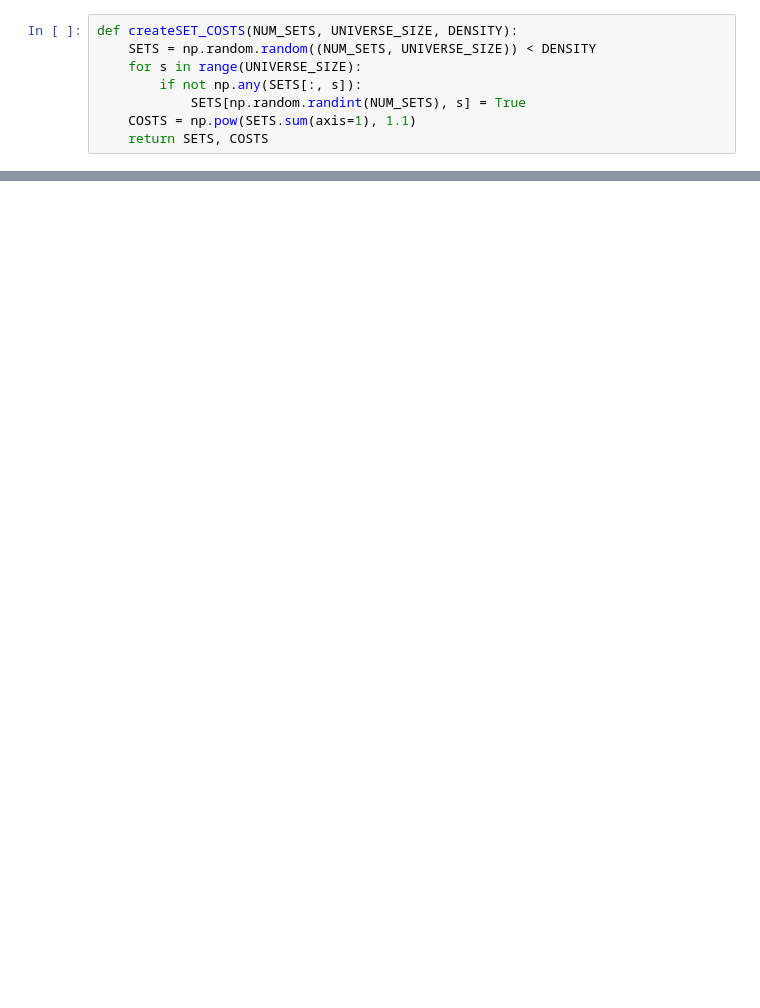
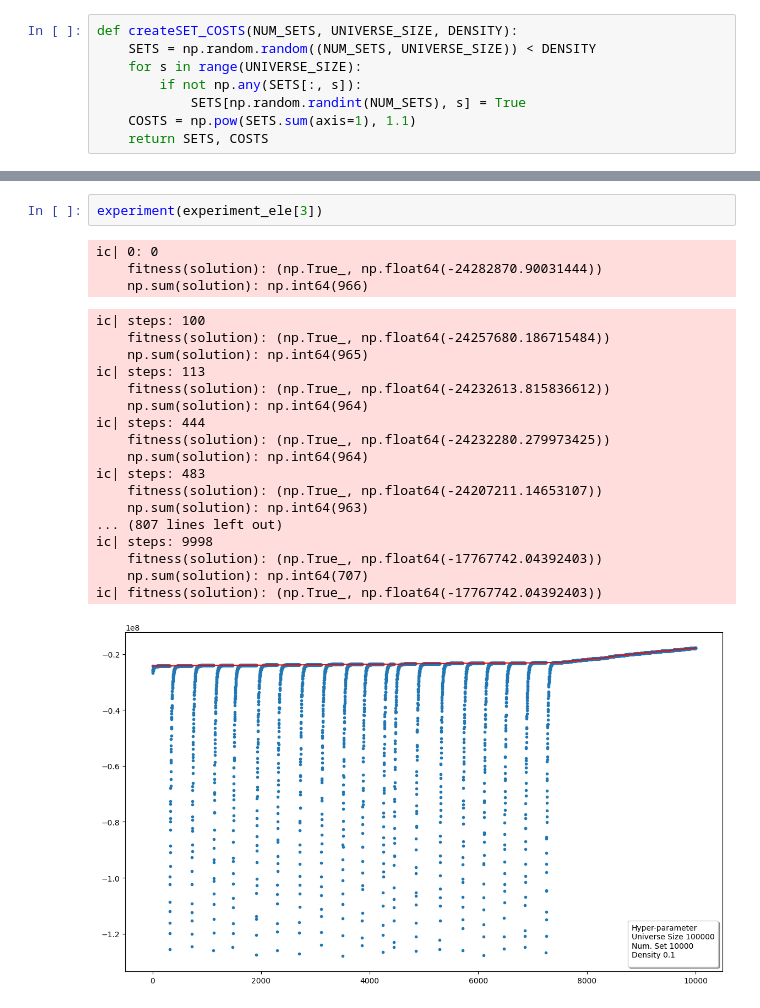
Before and after one commit to efemcy2245/CI2024_lab1, a Jupyter notebook: set-cover_lab1.ipynb, the cells around one changed output, grey strips where cells are left out. Drawn from its saved outputs; the diff is of its cells as text; blank space fills up the shorter version.

```diff
--- a/set-cover_lab1.ipynb
+++ b/set-cover_lab1.ipynb
@@ -205,0 +202,24 @@ COSTS = np.pow(SETS.sum(axis=1), 1.1)
+# %%
+experiment(experiment_ele[3])
+# %% [output]
+ic| 0: 0
+    fitness(solution): (np.True_, np.float64(-24282870.90031444))
+    np.sum(solution): np.int64(966)
+ic| steps: 100
+    fitness(solution): (np.True_, np.float64(-24257680.186715484))
+    np.sum(solution): np.int64(965)
+ic| steps: 113
+    fitness(solution): (np.True_, np.float64(-24232613.815836612))
+    np.sum(solution): np.int64(964)
+ic| steps: 444
+    fitness(solution): (np.True_, np.float64(-24232280.279973425))
+    np.sum(solution): np.int64(964)
+ic| steps: 483
+    fitness(solution): (np.True_, np.float64(-24207211.14653107))
+    np.sum(solution): np.int64(963)
+... (807 lines left out)
+ic| steps: 9998
+    fitness(solution): (np.True_, np.float64(-17767742.04392403))
+    np.sum(solution): np.int64(707)
+ic| fitness(solution): (np.True_, np.float64(-17767742.04392403))
+[figure, added]
```
Also changed, not shown: parts of 20 cells of this notebook.
